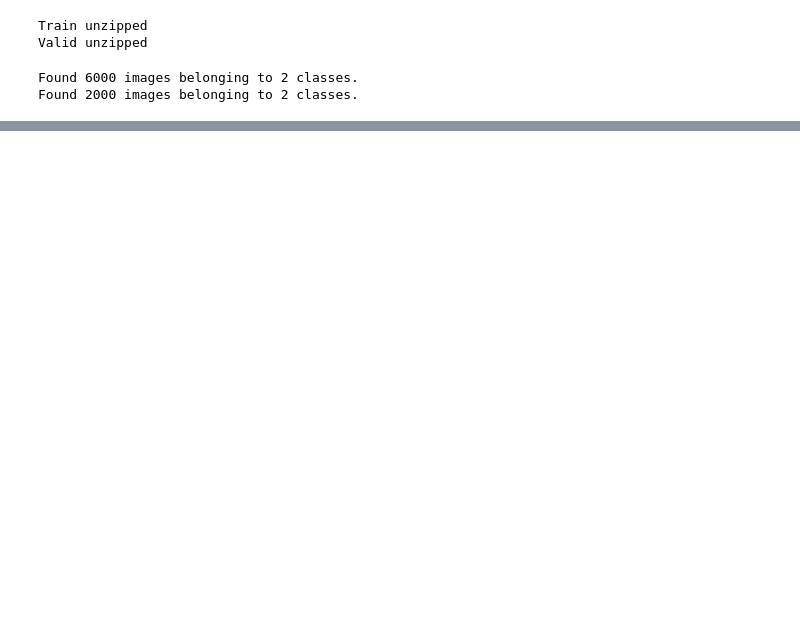
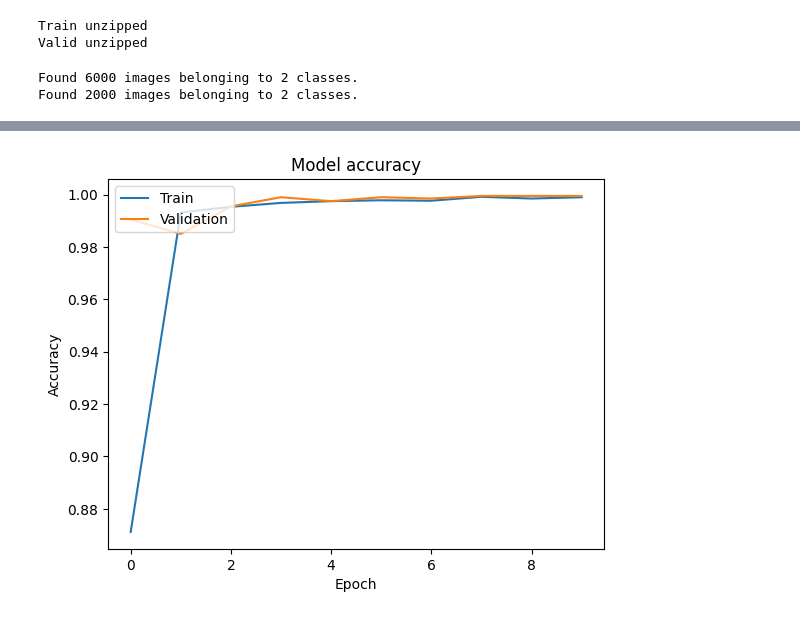
Before and after one commit to mikosa01/TEAMNOLT, a Jupyter notebook: changes_after_feedback.ipynb, the cells around one changed output, grey strips where cells are left out. Cells and saved outputs as stored; diff of their text form; code cells hidden in the pictures; blank space fills up the shorter version.

Commit message:
Adding plots

```diff
--- a/changes_after_feedback.ipynb
+++ b/changes_after_feedback.ipynb
@@ -114,0 +115,10 @@ Epoch 10/10
+# %%
+plt.plot(history.history['accuracy'])
+plt.plot(history.history['val_accuracy'])
+plt.title('Model accuracy')
+plt.ylabel('Accuracy')
+plt.xlabel('Epoch')
+plt.legend(['Train', 'Validation'], loc='upper left')
+plt.show()
+# %% [output]
+[figure, added]
```
Also changed, not shown: parts of 2 cells of this notebook.
